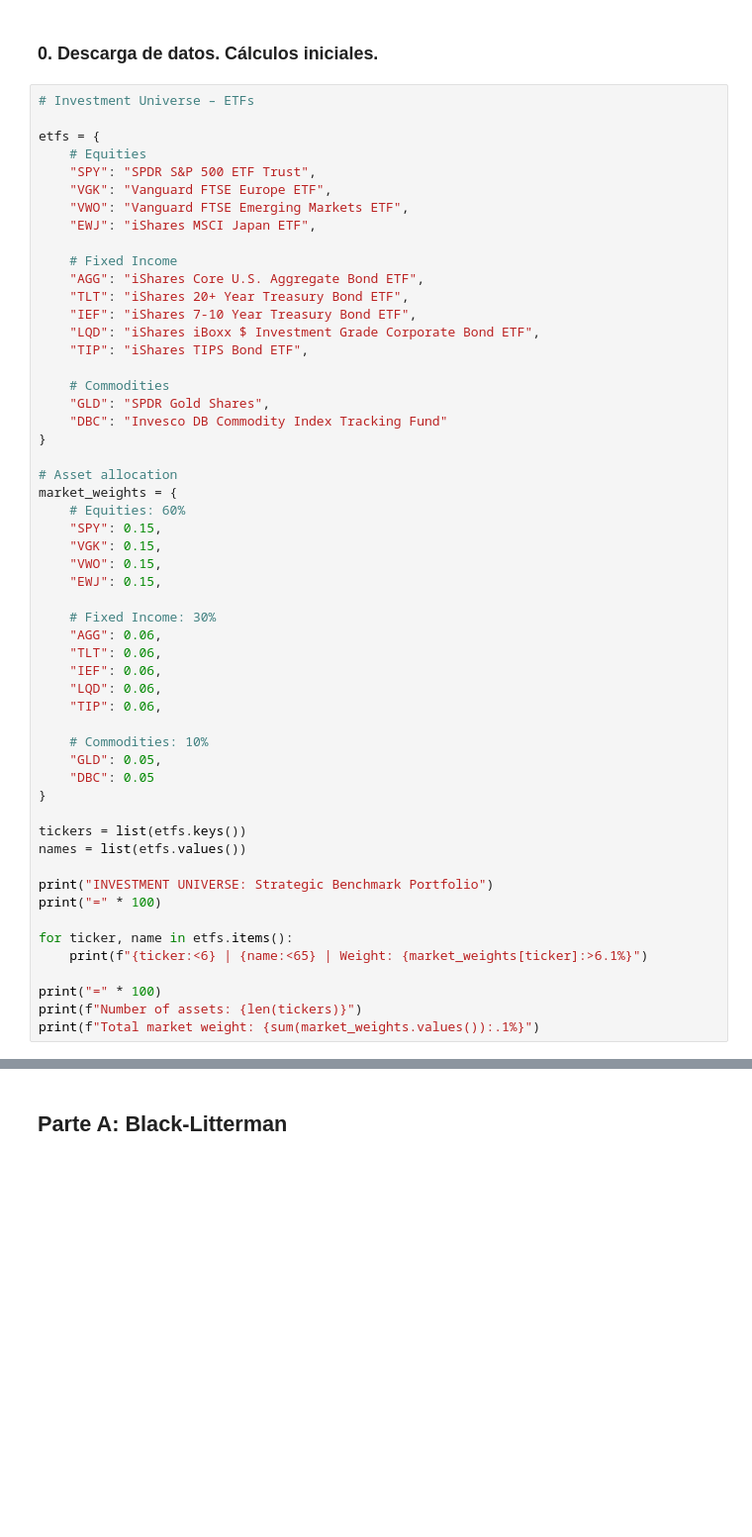
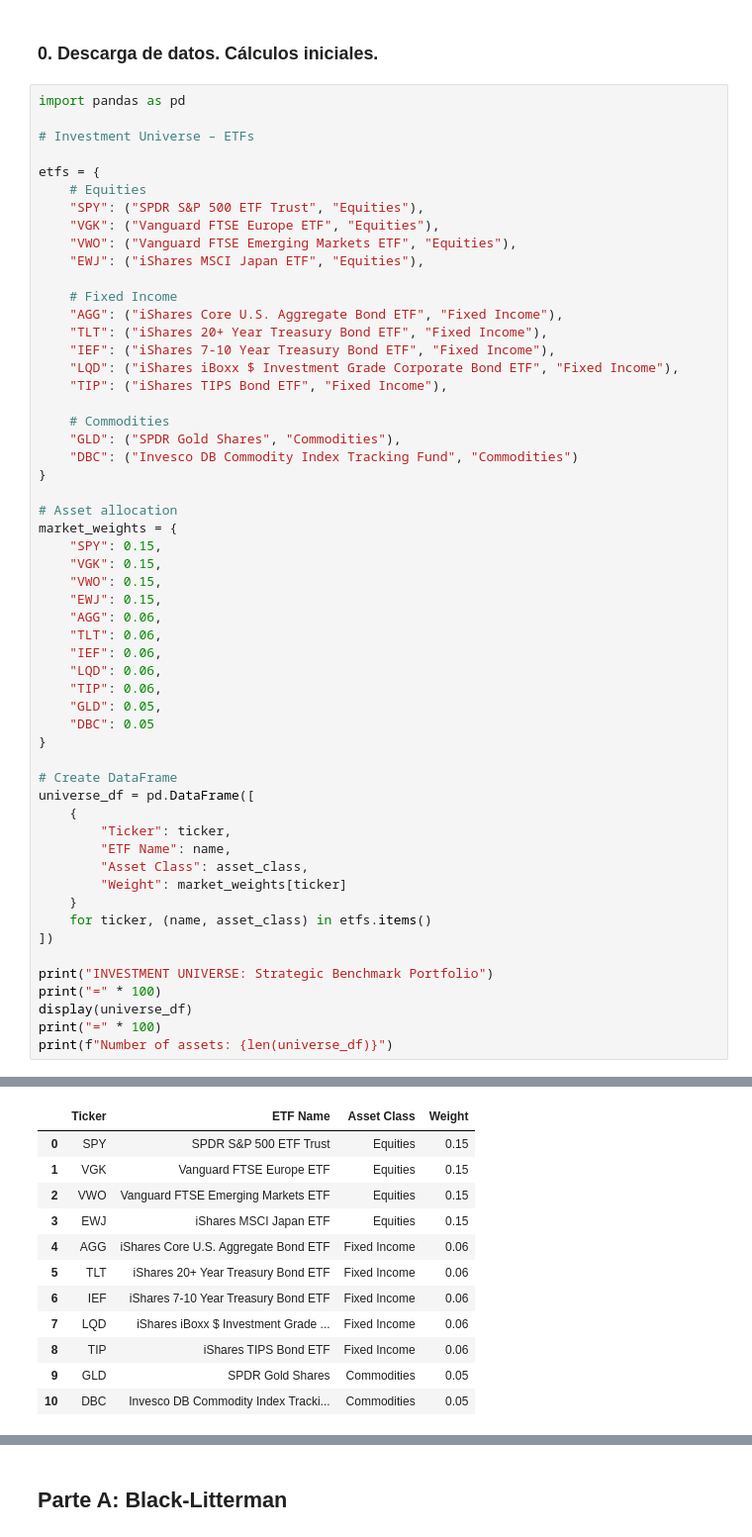
Before and after one commit to Jorgeberlin/quant_management, a Jupyter notebook: notebooks/03_bl_hrp.ipynb, the cells around one changed output, grey strips where cells are left out. Shown at 99% size. Cells and saved outputs as stored; diff of their text form; blank space fills up the shorter version.

```diff
--- a/notebooks/03_bl_hrp.ipynb
+++ b/notebooks/03_bl_hrp.ipynb
@@ -7,59 +7,60 @@ import pandas as pd
 # %% [markdown]
 ### 0. Descarga de datos. Cálculos iniciales.
 # %%
+import pandas as pd
+
 # Investment Universe – ETFs
 
 etfs = {
     # Equities
-    "SPY": "SPDR S&P 500 ETF Trust",
-    "VGK": "Vanguard FTSE Europe ETF",
-    "VWO": "Vanguard FTSE Emerging Markets ETF",
-    "EWJ": "iShares MSCI Japan ETF",
+    "SPY": ("SPDR S&P 500 ETF Trust", "Equities"),
+    "VGK": ("Vanguard FTSE Europe ETF", "Equities"),
+    "VWO": ("Vanguard FTSE Emerging Markets ETF", "Equities"),
+    "EWJ": ("iShares MSCI Japan ETF", "Equities"),
 
     # Fixed Income
-    "AGG": "iShares Core U.S. Aggregate Bond ETF",
-    "TLT": "iShares 20+ Year Treasury Bond ETF",
-    "IEF": "iShares 7-10 Year Treasury Bond ETF",
-    "LQD": "iShares iBoxx $ Investment Grade Corporate Bond ETF",
-    "TIP": "iShares TIPS Bond ETF",
+    "AGG": ("iShares Core U.S. Aggregate Bond ETF", "Fixed Income"),
+    "TLT": ("iShares 20+ Year Treasury Bond ETF", "Fixed Income"),
+    "IEF": ("iShares 7-10 Year Treasury Bond ETF", "Fixed Income"),
+    "LQD": ("iShares iBoxx $ Investment Grade Corporate Bond ETF", "Fixed Income"),
+    "TIP": ("iShares TIPS Bond ETF", "Fixed Income"),
 
     # Commodities
-    "GLD": "SPDR Gold Shares",
-    "DBC": "Invesco DB Commodity Index Tracking Fund"
+    "GLD": ("SPDR Gold Shares", "Commodities"),
+    "DBC": ("Invesco DB Commodity Index Tracking Fund", "Commodities")
 }
 
 # Asset allocation
 market_weights = {
-    # Equities: 60%
     "SPY": 0.15,
     "VGK": 0.15,
     "VWO": 0.15,
     "EWJ": 0.15,
-
-    # Fixed Income: 30%
     "AGG": 0.06,
     "TLT": 0.06,
     "IEF": 0.06,
     "LQD": 0.06,
     "TIP": 0.06,
-
-    # Commodities: 10%
     "GLD": 0.05,
     "DBC": 0.05
 }
 
-tickers = list(etfs.keys())
-names = list(etfs.values())
+# Create DataFrame
+universe_df = pd.DataFrame([
+    {
+        "Ticker": ticker,
+        "ETF Name": name,
+        "Asset Class": asset_class,
+        "Weight": market_weights[ticker]
+    }
+    for ticker, (name, asset_class) in etfs.items()
+])
 
 print("INVESTMENT UNIVERSE: Strategic Benchmark Portfolio")
 print("=" * 100)
-
-for ticker, name in etfs.items():
-    print(f"{ticker:<6} | {name:<65} | Weight: {market_weights[ticker]:>6.1%}")
-
+display(universe_df)
 print("=" * 100)
-print(f"Number of assets: {len(tickers)}")
-print(f"Total market weight: {sum(market_weights.values()):.1%}")
+print(f"Number of assets: {len(universe_df)}")
 # %% [output]
 INVESTMENT UNIVERSE: Strategic Benchmark Portfolio
 ====================================================================================================
@@ -79,0 +67,12 @@ Total market weight: 100.0%
+|  | Ticker | ETF Name | Asset Class | Weight |
+| 0 | SPY | SPDR S&P 500 ETF Trust | Equities | 0.15 |
+| 1 | VGK | Vanguard FTSE Europe ETF | Equities | 0.15 |
+| 2 | VWO | Vanguard FTSE Emerging Markets ETF | Equities | 0.15 |
+| 3 | EWJ | iShares MSCI Japan ETF | Equities | 0.15 |
+| 4 | AGG | iShares Core U.S. Aggregate Bond ETF | Fixed Income | 0.06 |
+| 5 | TLT | iShares 20+ Year Treasury Bond ETF | Fixed Income | 0.06 |
+| 6 | IEF | iShares 7-10 Year Treasury Bond ETF | Fixed Income | 0.06 |
+| 7 | LQD | iShares iBoxx $ Investment Grade ... | Fixed Income | 0.06 |
+| 8 | TIP | iShares TIPS Bond ETF | Fixed Income | 0.06 |
+| 9 | GLD | SPDR Gold Shares | Commodities | 0.05 |
+| 10 | DBC | Invesco DB Commodity Index Tracki... | Commodities | 0.05 |
```
Also changed, not shown: parts of 23 cells of this notebook, 1 other file.
